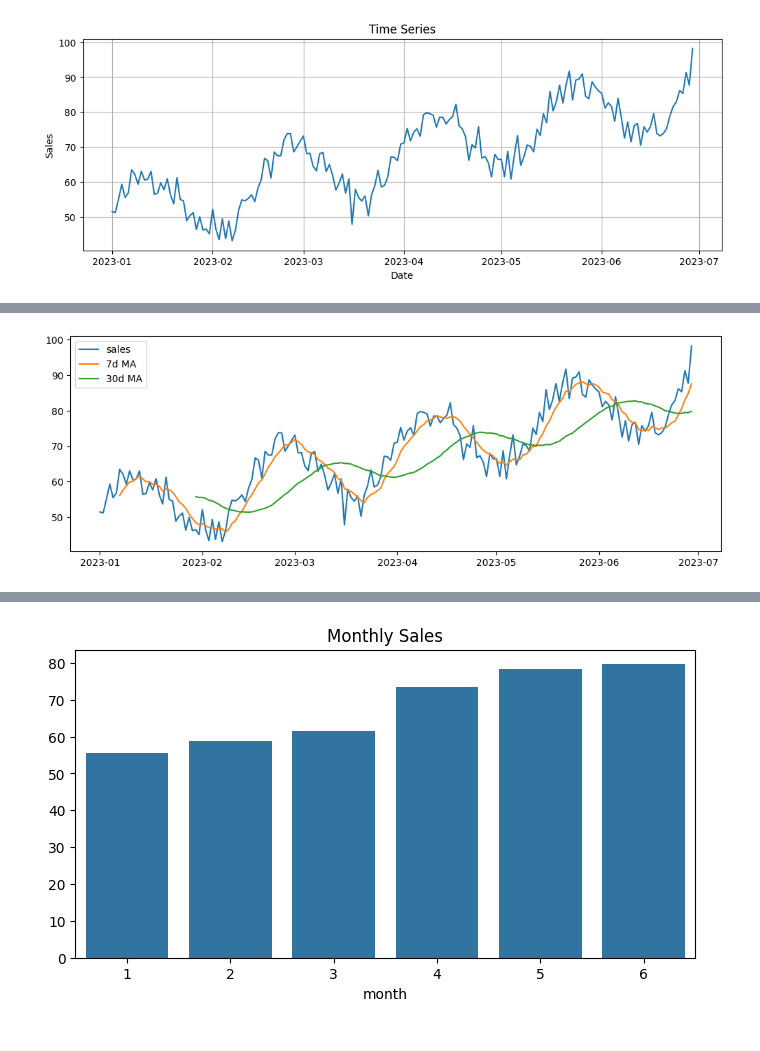
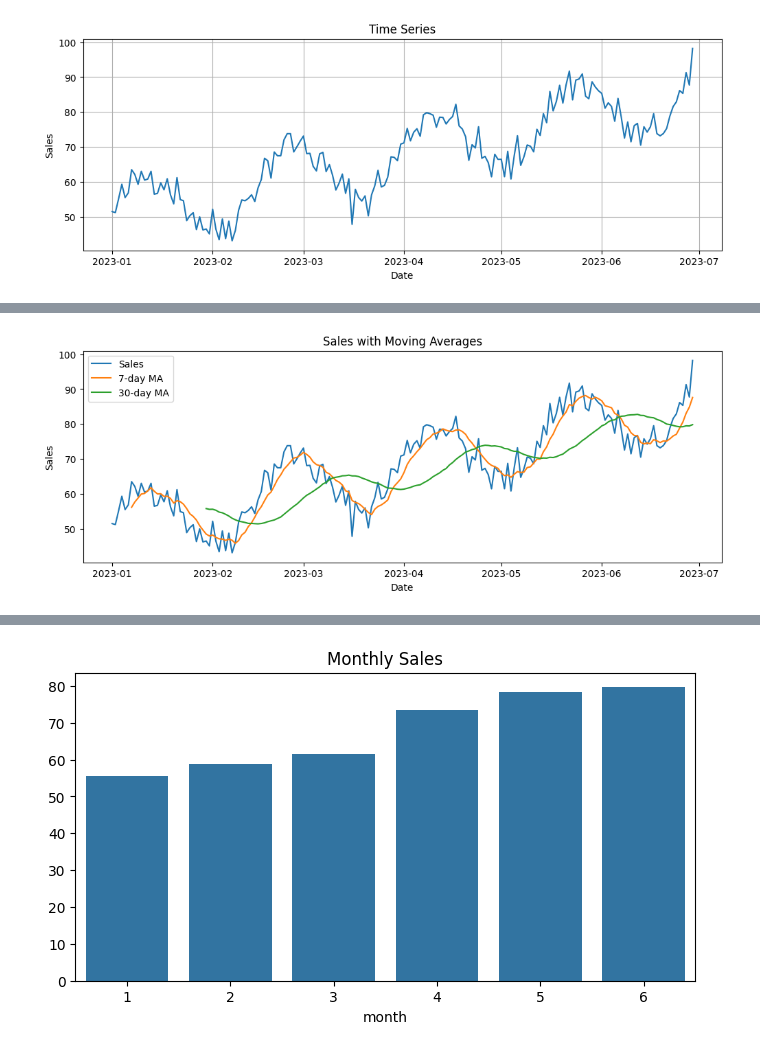
Before and after one commit to K-Tanaka8/time_series_eda_demand_forecast, a Jupyter notebook: time_series_eda_sample.ipynb, the cells around one changed output, grey strips where cells are left out. Saved outputs shown, nothing was run; the diff lists cells and outputs as text; code cells hidden in the pictures.

```diff
--- a/time_series_eda_sample.ipynb
+++ b/time_series_eda_sample.ipynb
@@ -116,16 +143,18 @@ plt.show()
 # %%
 # 7 移動平均
 df["rolling7"] = df["sales"].rolling(7).mean()
 df["rolling30"] = df["sales"].rolling(30).mean()
 
 fig, ax = plt.subplots(figsize=(12,4))
 
-ax.plot(df.index, df["sales"], label="sales")
-ax.plot(df.index, df["rolling7"], label="7d MA")
-ax.plot(df.index, df["rolling30"], label="30d MA")
+sns.lineplot(x=df.index, y=df["sales"], label="Sales", ax=ax)
+sns.lineplot(x=df.index, y=df["rolling7"], label="7-day MA", ax=ax)
+sns.lineplot(x=df.index, y=df["rolling30"], label="30-day MA", ax=ax)
 
-ax.legend()
+ax.set_title("Sales with Moving Averages")
+ax.set_xlabel("Date")
+ax.set_ylabel("Sales")
 
 plt.show()
 # %% [output]
-[figure, old version]
+[figure, new version]
```
Also changed, not shown: parts of 26 cells of this notebook.
